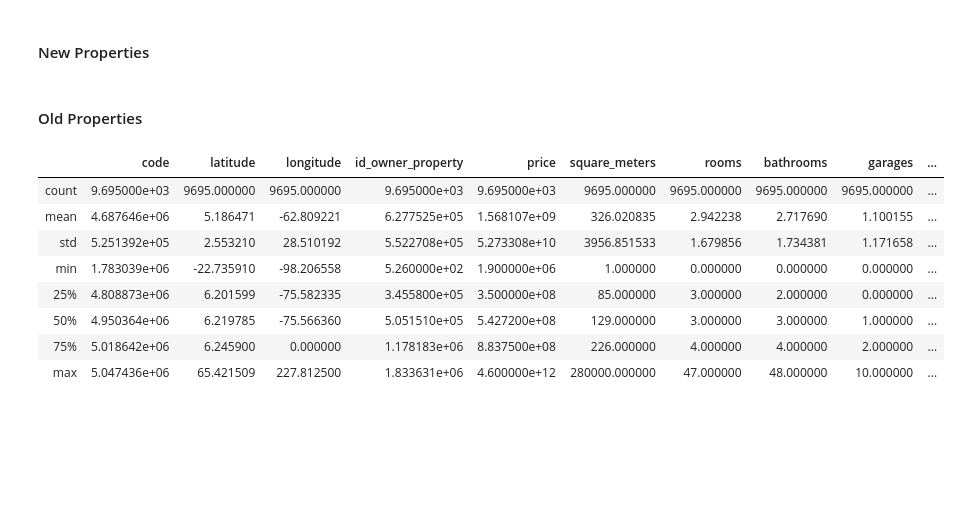
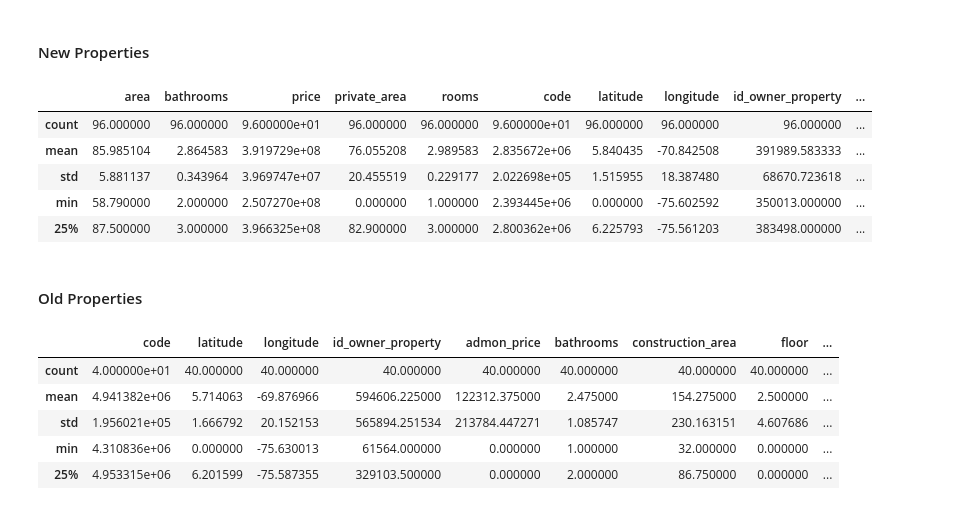
Before and after one commit to stivenramireza/anutibara-web-scraping, a Jupyter notebook: data-cleaning/data_preparation.ipynb, the cells around one changed output. Cells and saved outputs as stored; diff of their text form; code cells hidden in the pictures; blank space fills up the shorter version.

```diff
--- a/data-cleaning/data_preparation.ipynb
+++ b/data-cleaning/data_preparation.ipynb
@@ -25,7 +25,7 @@ client
 DB_USER = 'anutibara'
 DB_PASS = 'anutibara'
 DB_HOST = 'scraping-cluster-7dtgt.gcp.mongodb.net'
-DB_NAME = 'scraping_db'
+DB_NAME = 'tes_scraping_db'
 
 try:
     client = MongoClient(f'mongodb+srv://{DB_USER}:{DB_PASS}@{DB_HOST}/{DB_NAME}')
@@ -162,5 +142,7 @@ Dask Name: reset_index, 290 tasks
 # %%
 ddf_old_properties = ddf.loc[:,~ddf.columns.duplicated()]
+# %%
+ddf_old_properties = ddf_old_properties.dropna()
 # %% [markdown]
 ### Rename DataFrame Columns
 # %% [markdown]
@@ -276,18 +258,22 @@ ddf_old_properties['floor'] = ddf_old_properties['floor'].astype(int)
 # %% [markdown]
 #### New Properties
 # %%
-ddf_new_properties.head(10)
+ddf_new_properties.describe().head()
+# %% [output]
+|  | area | bathrooms | price | private_area | rooms | code | latitude | longitude | id_owner_property | ... |
+| count | 96.000000 | 96.000000 | 9.600000e+01 | 96.000000 | 96.000000 | 9.600000e+01 | 96.000000 | 96.000000 | 96.000000 | ... |
+| mean | 85.985104 | 2.864583 | 3.919729e+08 | 76.055208 | 2.989583 | 2.835672e+06 | 5.840435 | -70.842508 | 391989.583333 | ... |
+| std | 5.881137 | 0.343964 | 3.969747e+07 | 20.455519 | 0.229177 | 2.022698e+05 | 1.515955 | 18.387480 | 68670.723618 | ... |
+| min | 58.790000 | 2.000000 | 2.507270e+08 | 0.000000 | 1.000000 | 2.393445e+06 | 0.000000 | -75.602592 | 350013.000000 | ... |
+| 25% | 87.500000 | 3.000000 | 3.966325e+08 | 82.900000 | 3.000000 | 2.800362e+06 | 6.225793 | -75.561203 | 383498.000000 | ... |
 # %% [markdown]
 #### Old Properties
 # %%
-ddf_old_properties.describe().head(10)
+ddf_old_properties.describe().head()
 # %% [output]
-|  | code | latitude | longitude | id_owner_property | price | square_meters | rooms | bathrooms | garages | ... |
-| count | 9.695000e+03 | 9695.000000 | 9695.000000 | 9.695000e+03 | 9.695000e+03 | 9695.000000 | 9695.000000 | 9695.000000 | 9695.000000 | ... |
-| mean | 4.687646e+06 | 5.186471 | -62.809221 | 6.277525e+05 | 1.568107e+09 | 326.020835 | 2.942238 | 2.717690 | 1.100155 | ... |
-| std | 5.251392e+05 | 2.553210 | 28.510192 | 5.522708e+05 | 5.273308e+10 | 3956.851533 | 1.679856 | 1.734381 | 1.171658 | ... |
-| min | 1.783039e+06 | -22.735910 | -98.206558 | 5.260000e+02 | 1.900000e+06 | 1.000000 | 0.000000 | 0.000000 | 0.000000 | ... |
-| 25% | 4.808873e+06 | 6.201599 | -75.582335 | 3.455800e+05 | 3.500000e+08 | 85.000000 | 3.000000 | 2.000000 | 0.000000 | ... |
-| 50% | 4.950364e+06 | 6.219785 | -75.566360 | 5.051510e+05 | 5.427200e+08 | 129.000000 | 3.000000 | 3.000000 | 1.000000 | ... |
-| 75% | 5.018642e+06 | 6.245900 | 0.000000 | 1.178183e+06 | 8.837500e+08 | 226.000000 | 4.000000 | 4.000000 | 2.000000 | ... |
-| max | 5.047436e+06 | 65.421509 | 227.812500 | 1.833631e+06 | 4.600000e+12 | 280000.000000 | 47.000000 | 48.000000 | 10.000000 | ... |
+|  | code | latitude | longitude | id_owner_property | admon_price | bathrooms | construction_area | floor | ... |
+| count | 4.000000e+01 | 40.000000 | 40.000000 | 40.000000 | 40.000000 | 40.000000 | 40.000000 | 40.000000 | ... |
+| mean | 4.941382e+06 | 5.714063 | -69.876966 | 594606.225000 | 122312.375000 | 2.475000 | 154.275000 | 2.500000 | ... |
+| std | 1.956021e+05 | 1.666792 | 20.152153 | 565894.251534 | 213784.447271 | 1.085747 | 230.163151 | 4.607686 | ... |
+| min | 4.310836e+06 | 0.000000 | -75.630013 | 61564.000000 | 0.000000 | 1.000000 | 32.000000 | 0.000000 | ... |
+| 25% | 4.953315e+06 | 6.201599 | -75.587355 | 329103.500000 | 0.000000 | 2.000000 | 86.750000 | 0.000000 | ... |
```
Also changed, not shown: parts of 20 cells of this notebook, 2 other files.
